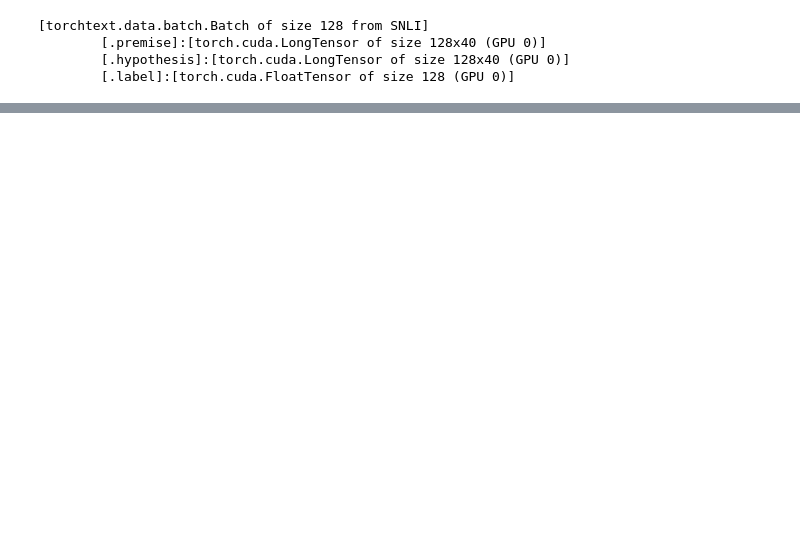
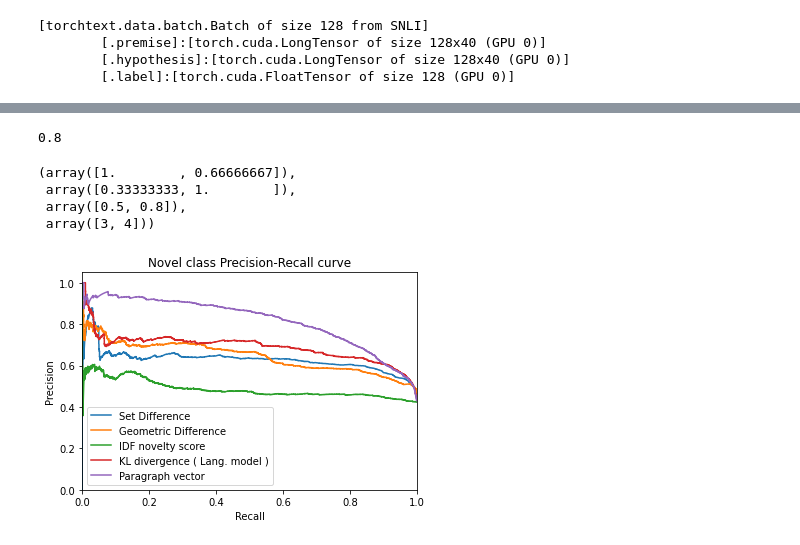
Before and after one commit to aditya140/NoveltyDetectionResearch, a Jupyter notebook: test.ipynb, the cells around one changed output, grey strips where cells are left out. Saved outputs shown, nothing was run; the diff lists cells and outputs as text; code cells hidden in the pictures; blank space fills up the shorter version.

Commit message:
precision recall curve

```diff
--- a/test.ipynb
+++ b/test.ipynb
@@ -37,0 +36,11 @@ KeyError: 'attention_layer_param'
+# %%
+f1_score([1,0,0,1,1,1],[1,1,1,1,1,1],labels=[0,1],pos_label=1)
+# %% [output]
+0.8
+# %%
+precision_recall_fscore_support([1,0,0,1,1,1,0],[1,1,1,1,1,1,0])
+# %% [output]
+(array([1.        , 0.66666667]),
+ array([0.33333333, 1.        ]),
+ array([0.5, 0.8]),
+ array([3, 4]))
@@ -37,0 +49,38 @@ KeyError: 'attention_layer_param'
+# %%
+x,y = torch.empty((0,)),torch.empty((0,))
+for i in range(10):
+    a = torch.randint(0,2,(10,))
+    b = torch.randint(0,2,(10,))
+    x = torch.cat([a,x],dim = 0)
+    y = torch.cat([b,y],dim = 0)
+# %%
+import pickle
+from sklearn.metrics import precision_recall_curve
+import matplotlib
+#matplotlib.use('Agg')
+import matplotlib.pyplot as plt
+import os
+
+_,probs_set_diff,probs_geo_diff,probs_tfidf_novelty_score,probs_kl_div,probs_pv,golds = pickle.load(open("dlnd_baselines_class_probs.p","rb"))
+
+p_set_diff,r_set_diff,_ = precision_recall_curve(golds,[i[1] for i in probs_set_diff])
+p_geo_diff,r_geo_diff,_ = precision_recall_curve(golds,[i[1] for i in probs_geo_diff])
+p_tfidf_novelty_score,r_tfidf_novelty_score,_ = precision_recall_curve(golds,[i[1] for i in probs_tfidf_novelty_score])
+p_kl_div,r_kl_div,_ = precision_recall_curve(golds,[i[1] for i in probs_kl_div])
+p_pv,r_pv,_ = precision_recall_curve(golds,[i[1] for i in probs_pv])
+
+plt.xlabel('Recall')
+plt.ylabel('Precision')
+plt.ylim([0.0, 1.05])
+plt.xlim([0.0, 1.0])
+plt.title('Novel class Precision-Recall curve')
+plt_set_diff = plt.plot(r_set_diff,p_set_diff,'-', label="Set Difference")
+plt_geo_diff = plt.plot(r_geo_diff,p_geo_diff,'-', label="Geometric Difference")
+plt_tfidf_novelty_score = plt.plot(r_tfidf_novelty_score,p_tfidf_novelty_score,'-', label="IDF novelty score")
+plt_kl_div = plt.plot(r_kl_div,p_kl_div,'-', label="KL divergence ( Lang. model )")
+plt_pv = plt.plot(r_pv,p_pv,'-', label="Paragraph vector")
+#handles=[plt_set_diff,plt_geo_diff,plt_tfidf_novelty_score,plt_kl_div,plt_pv,plt_bilstm_mlp,plt_cnn]
+plt.legend(loc='best')
+plt.show()
+# %% [output]
+[figure, added]
```
Also changed, not shown: parts of 6 cells of this notebook, 5 other files.
